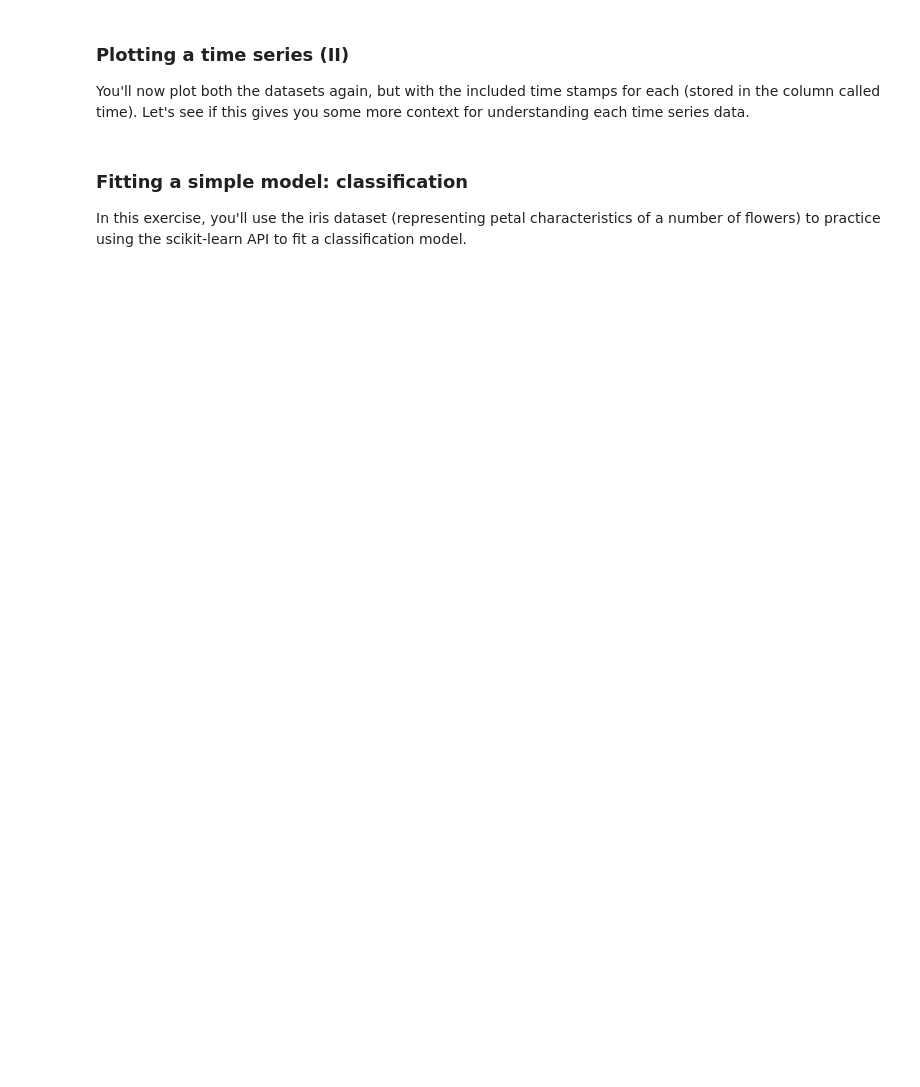
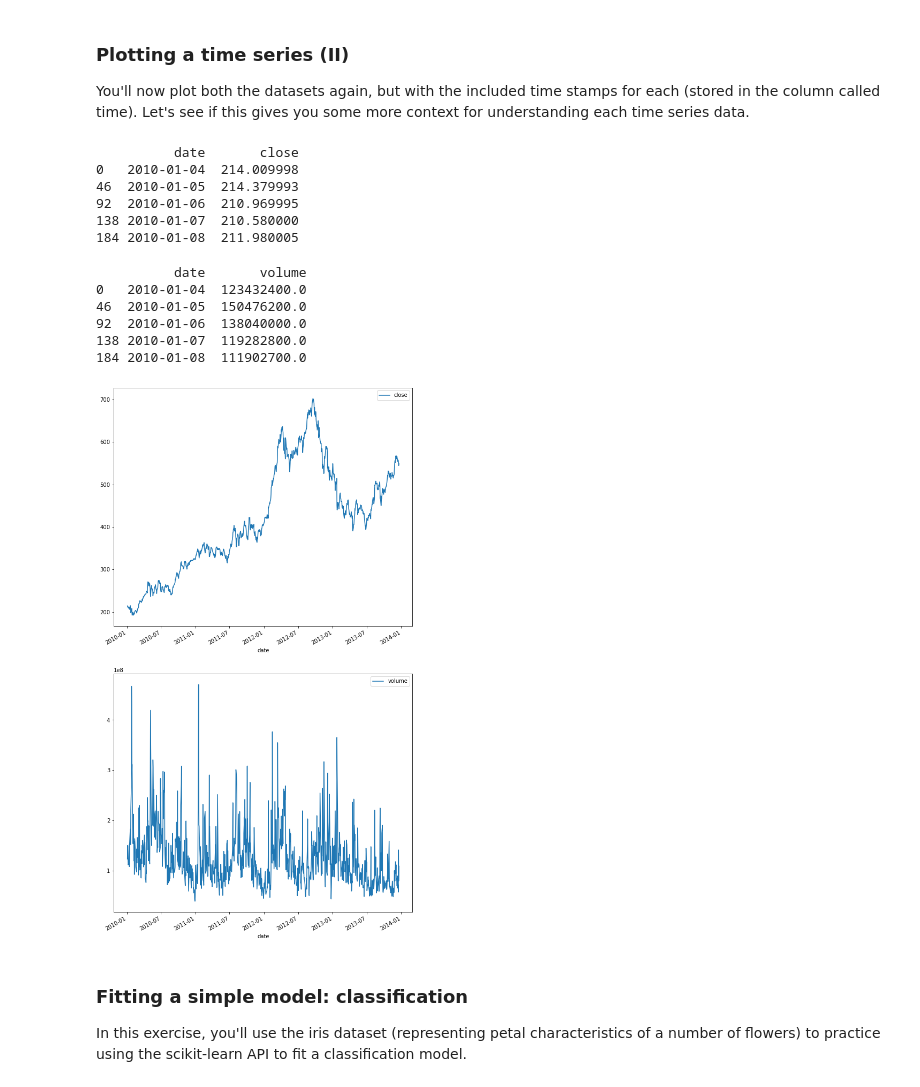
Before and after one commit to lukasz-f/data-camp, a Jupyter notebook: time series/Machine Learning for Time Series Data in Python - Part 1.ipynb, the cells around one changed output. Cells and saved outputs as stored; diff of their text form; code cells hidden in the pictures; blank space fills up the shorter version.

```diff
--- a/time series/Machine Learning for Time Series Data in Python - Part 1.ipynb
+++ b/time series/Machine Learning for Time Series Data in Python - Part 1.ipynb
@@ -37,12 +68,38 @@ plt.show()
 # %% [markdown]
 ### Plotting a time series (II)
 You'll now plot both the datasets again, but with the included time stamps for each (stored in the column called time). Let's see if this gives you some more context for understanding each time series data.
+# %%
+data = prices_dataset.copy().reset_index()
+data = data[data['symbol'] == 'AAPL'][['date', 'close']]
+
+data2 = prices_dataset.copy().reset_index()
+data2 = data2[data2['symbol'] == 'AAPL'][['date', 'volume']]
+# %%
+print(data.head())
+# %% [output]
+          date       close
+0   2010-01-04  214.009998
+46  2010-01-05  214.379993
+92  2010-01-06  210.969995
+138 2010-01-07  210.580000
+184 2010-01-08  211.980005
+# %%
+print(data2.head())
+# %% [output]
+          date       volume
+0   2010-01-04  123432400.0
+46  2010-01-05  150476200.0
+92  2010-01-06  138040000.0
+138 2010-01-07  119282800.0
+184 2010-01-08  111902700.0
 # %%
 # Plot the time series in each dataset
-fig, axs = plt.subplots(2, 1, figsize=(5, 10))
-data.iloc[:1000].plot(x='time', y='values', ax=axs[0])
-data2.iloc[:1000].plot(x='time', y='values', ax=axs[1])
+fig, axs = plt.subplots(2, 1, figsize=(10, 20))
+data.iloc[:1000].plot(x='date', y='close', ax=axs[0])
+data2.iloc[:1000].plot(x='date', y='volume', ax=axs[1])
 plt.show()
+# %% [output]
+[figure, added]
 # %% [markdown]
 ### Fitting a simple model: classification
 In this exercise, you'll use the iris dataset (representing petal characteristics of a number of flowers) to practice using the scikit-learn API to fit a classification model.
```
Also changed, not shown: parts of 17 cells of this notebook, 3 other files.
